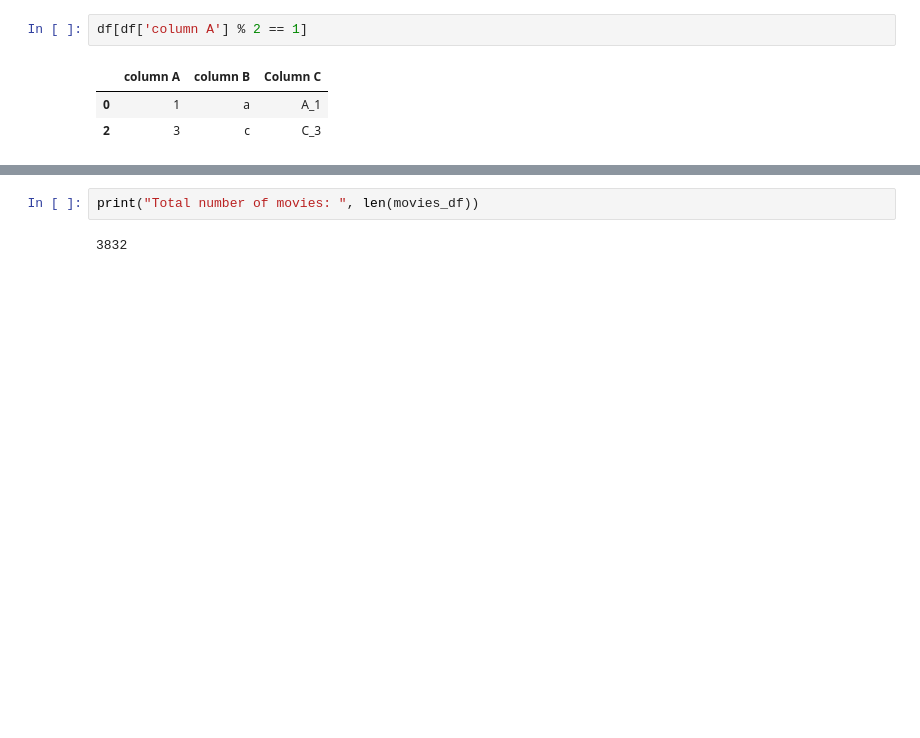
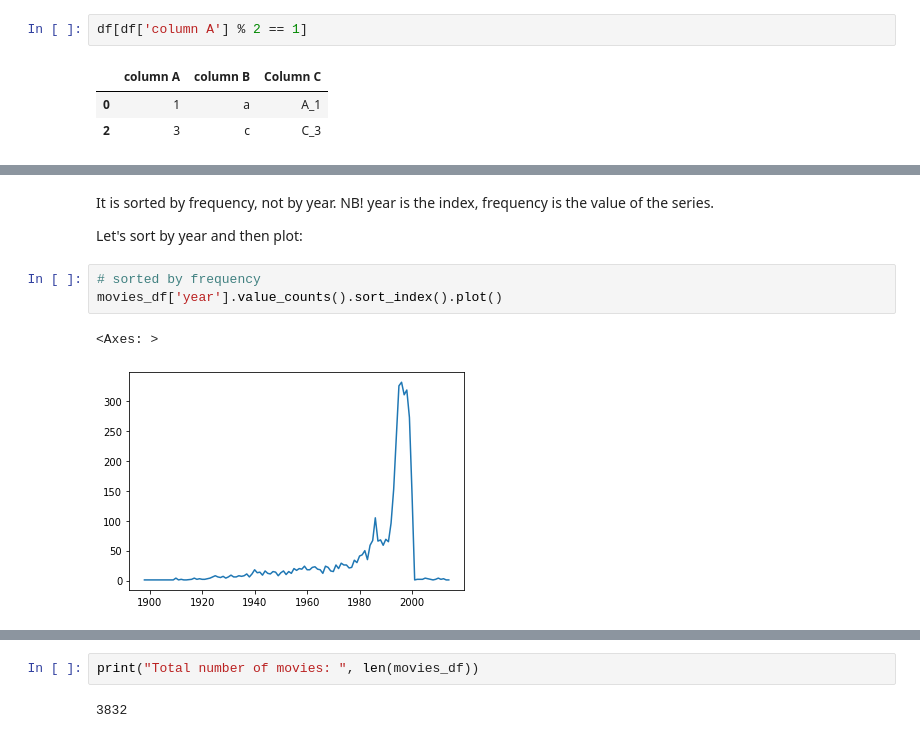
Before and after one commit to kicsikrumpli/python_kata, a Jupyter notebook: kata_02-pandas/imdb_pandas.ipynb, the cells around one changed output, grey strips where cells are left out. Drawn from its saved outputs; the diff is of its cells as text; blank space fills up the shorter version.

```diff
--- a/kata_02-pandas/imdb_pandas.ipynb
+++ b/kata_02-pandas/imdb_pandas.ipynb
@@ -355,0 +522,10 @@ df[df['column A'] % 2 == 1]
+# %% [markdown]
+It is sorted by frequency, not by year. NB! year is the index, frequency is the value of the series.
+
+Let's sort by year and then plot:
+# %%
+# sorted by frequency
+movies_df['year'].value_counts().sort_index().plot()
+# %% [output]
+<Axes: >
+[figure, added]
```
Also changed, not shown: parts of 83 cells of this notebook.
